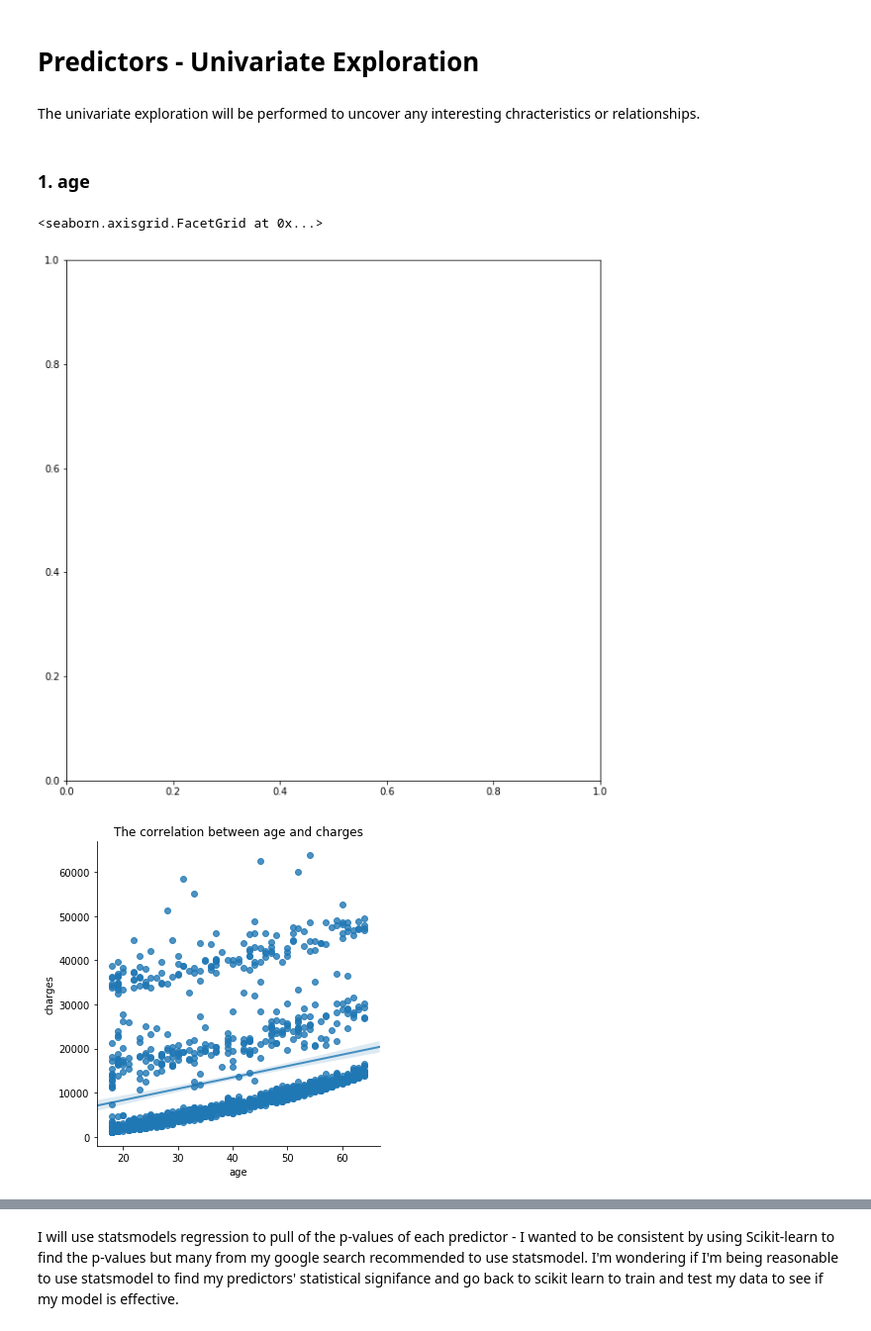
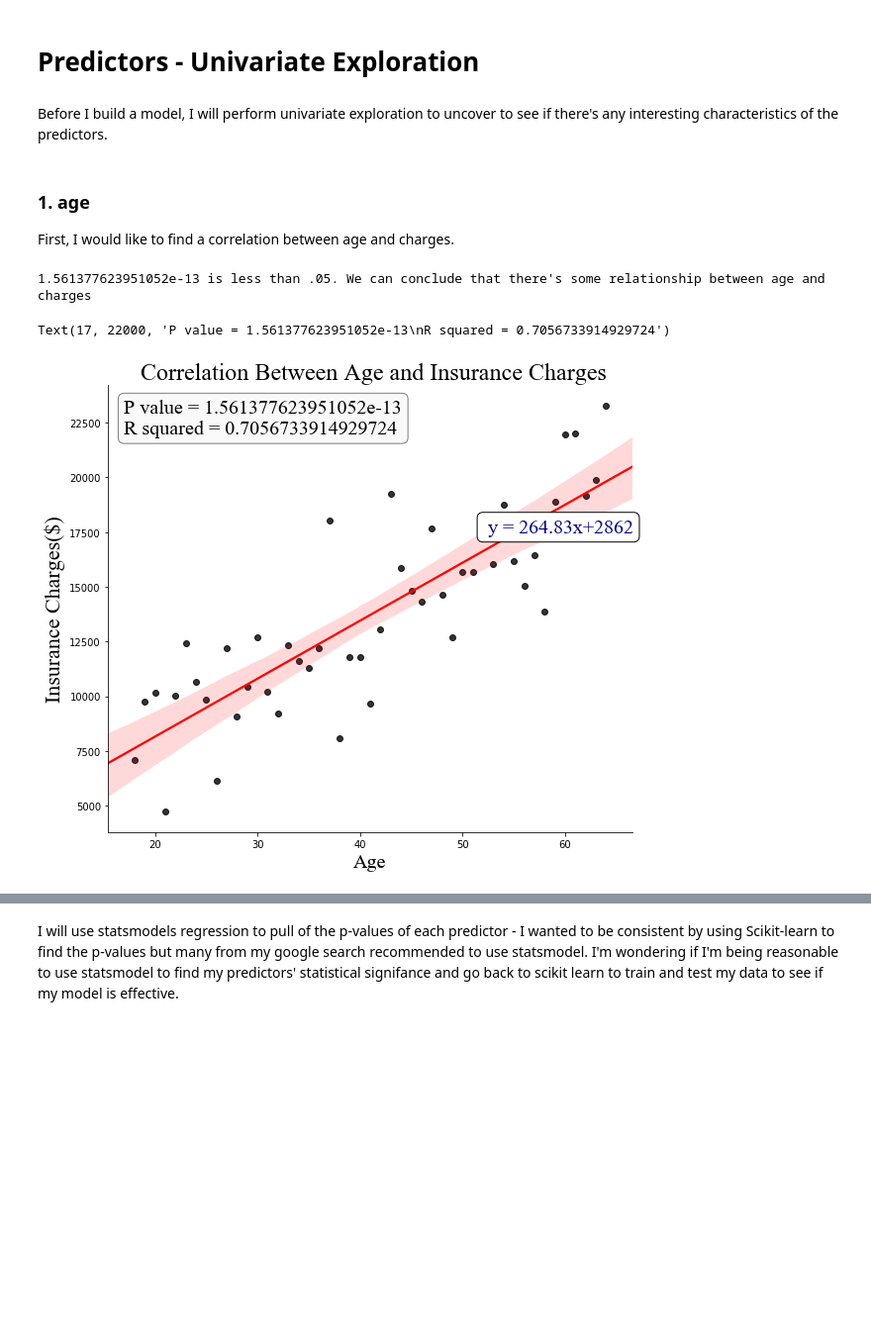
Before and after one commit to feelzoo/US_Medical_Insurance_Cost, a Jupyter notebook: US_Medical_Insurance_Cost_multiple_regression.ipynb, the cells around one changed output, grey strips where cells are left out. Shown: that part at 99% size. Drawn from its saved outputs; the diff is of its cells as text; code cells hidden in the pictures; blank space fills up the shorter version.

```diff
--- a/US_Medical_Insurance_Cost_multiple_regression.ipynb
+++ b/US_Medical_Insurance_Cost_multiple_regression.ipynb
@@ -189,18 +189,44 @@ x_lean
 1338 rows × 8 columns
 # %% [markdown]
 # Predictors - Univariate Exploration
-# %% [markdown]
-The univariate exploration will be performed to uncover any interesting chracteristics or relationships.
-# %% [markdown]
-### 1. age
-# %%
-#plot age vs charges
-ax,f = plt.subplots(figsize = (10,10))
-slope, intercept, r_value,p_value,std_err = stats.linregress(insurance['age'],insurance['charges'])
-line  =f'y={slope:.2f}x +{intercept:.0f}'
-graph_age = sns.lmplot(data = insurance, x = 'age', y='charges',line_kws = {'alpha':0.8,'linewidth':2,'label':f'{line}\nError:{int(math.ceil(slope/10.0))*10} +/- {round(std_err)}'})
-graph_age.set(title = 'The correlation between age and charges')
-# %% [output]
-<seaborn.axisgrid.FacetGrid at 0x...>
-[figure, removed]
-[figure, removed]
+# %% [markdown]
+Before I build a model, I will perform univariate exploration to uncover to see if there's any interesting characteristics of the predictors.
+# %% [markdown]
+### 1. age
+First, I would like to find a correlation between age and charges.
+# %%
+#average Charges by age
+avg_by_age = insurance.groupby('age').charges.mean().reset_index()
+
+#linear regression equation bewteen age and charges
+slope, intercept, r_value,p_value,std_err = stats.linregress(avg_by_age.age,avg_by_age.charges)
+line_equation = f' y = {slope:.2f}x+{intercept:.0f}'
+
+#Hypothesis test on the coefficient
+if p_value <.05:
+    print("{} is less than .05. We can conclude that there's some relationship between age and charges".format(p_value))
+else:
+    print("{} is greater than .05. We can't conclude that there's some relationship between age and charges".format(p_value))
+
+
+#text in textbox
+line_equation = f' y = {slope:.2f}x+{intercept:.0f}'
+r_p_value = f"""P value = {p_value}
+R squared = {r_value**2}"""
+
+
+#textbox properties
+box1 = dict(boxstyle='round', facecolor='white', alpha=1)
+box2 = dict(boxstyle='round', facecolor='whitesmoke', alpha=.5)
+
+#plot age vs charges
+graph_age = sns.lmplot(data = avg_by_age, x = 'age', y='charges',line_kws = {'color':'red'},height=7,aspect = 1.2,scatter_kws = {'color':'black'})
+plt.xlabel('Age',fontsize =20,fontname = 'Times New Roman')
+plt.ylabel('Insurance Charges($)',fontsize = 22,fontname = 'Times New Roman')
+plt.title(" Correlation Between Age and Insurance Charges",fontsize= 24,fontname = 'Times New Roman')
+plt.text(52,17500,line_equation,fontsize=20,color='darkblue',fontname = 'Times New Roman',bbox=box1)
+plt.text(17,22000,r_p_value,fontsize=20,color='black',fontname = 'Times New Roman',bbox=box2)
+# %% [output]
+1.561377623951052e-13 is less than .05. We can conclude that there's some relationship between age and charges
+Text(17, 22000, 'P value = 1.561377623951052e-13\nR squared = 0.7056733914929724')
+[figure, added]
```
Also changed, not shown: parts of 10 cells of this notebook.
